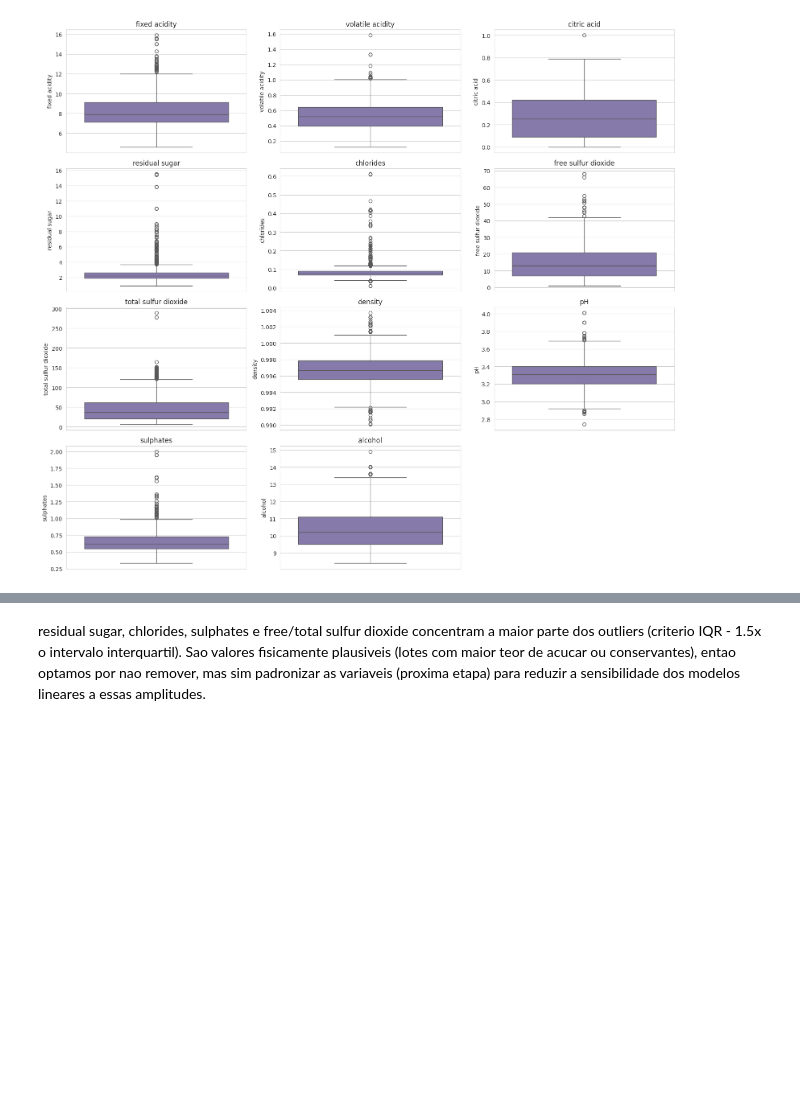
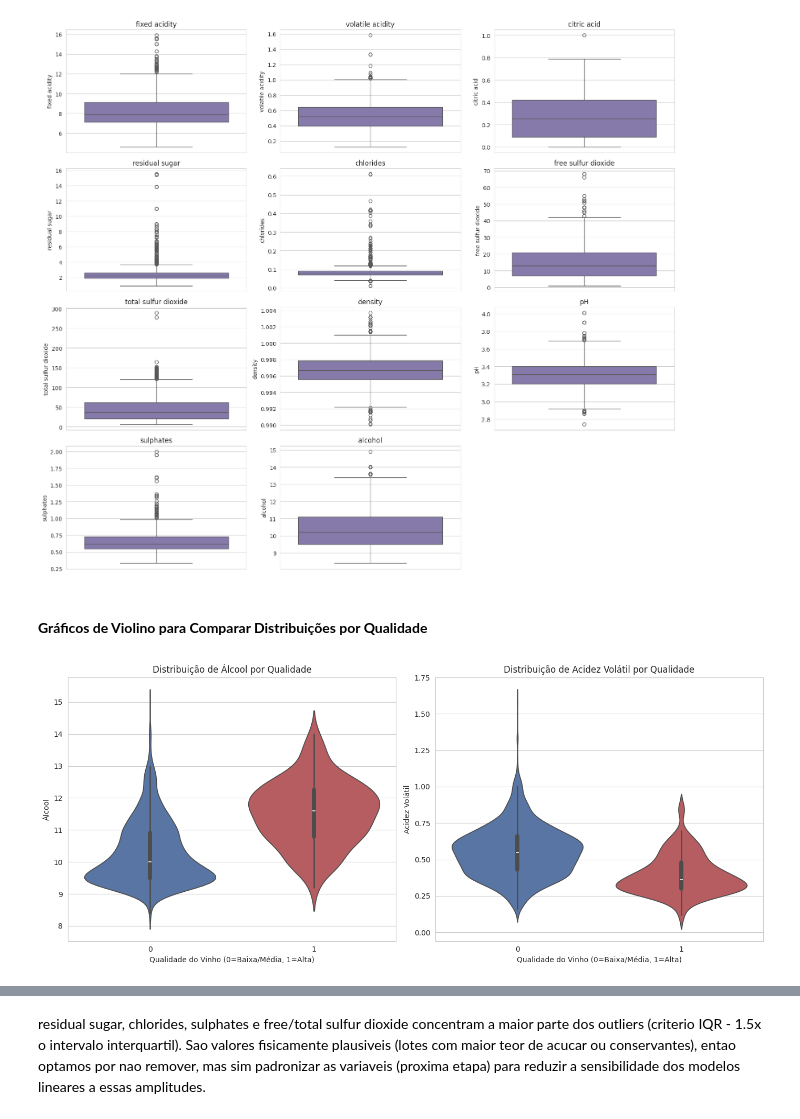
Before and after one commit to dataanalytics13dtat-wq/Fase2_Machine_Learning_Applied_to_Business, a Jupyter notebook: wine_quality_classification.ipynb, the cells around one changed output, grey strips where cells are left out. Drawn from its saved outputs; the diff is of its cells as text; code cells hidden in the pictures; blank space fills up the shorter version.

```diff
--- a/wine_quality_classification.ipynb
+++ b/wine_quality_classification.ipynb
@@ -229,3 +293,28 @@ plt.savefig("results/04_outliers_boxplot.png", dpi=120)
 plt.show()
 # %% [output]
 [figure]
+# %% [markdown]
+#### **Gráficos de Violino para Comparar Distribuições por Qualidade**
+# %%
+import matplotlib.pyplot as plt
+import seaborn as sns
+
+plt.figure(figsize=(14, 6))
+
+plt.subplot(1, 2, 1)
+sns.violinplot(x='quality_label', y='alcohol', data=df, palette={'0': '#4c72b0', '1': '#c44e52'})
+plt.title('Distribuição de Álcool por Qualidade')
+plt.xlabel('Qualidade do Vinho (0=Baixa/Média, 1=Alta)')
+plt.ylabel('Álcool')
+
+plt.subplot(1, 2, 2)
+sns.violinplot(x='quality_label', y='volatile acidity', data=df, palette={'0': '#4c72b0', '1': '#c44e52'})
+plt.title('Distribuição de Acidez Volátil por Qualidade')
+plt.xlabel('Qualidade do Vinho (0=Baixa/Média, 1=Alta)')
+plt.ylabel('Acidez Volátil')
+
+plt.tight_layout()
+plt.savefig("results/04b_violinplots_alcohol_volatile_acidity.png", dpi=120)
+plt.show()
+# %% [output]
+[figure, added]
```
Also changed, not shown: parts of 15 cells of this notebook.
